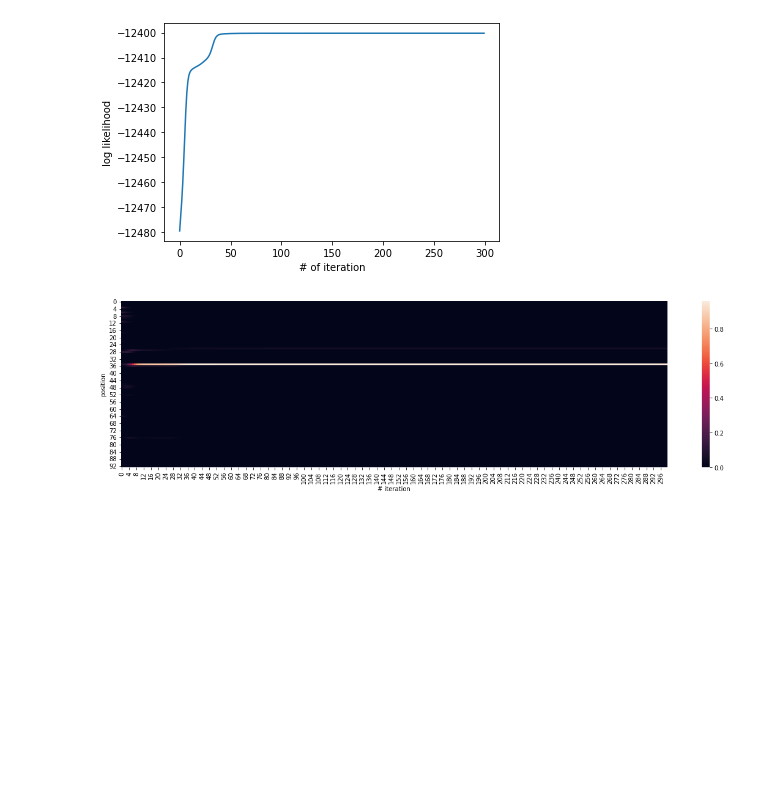
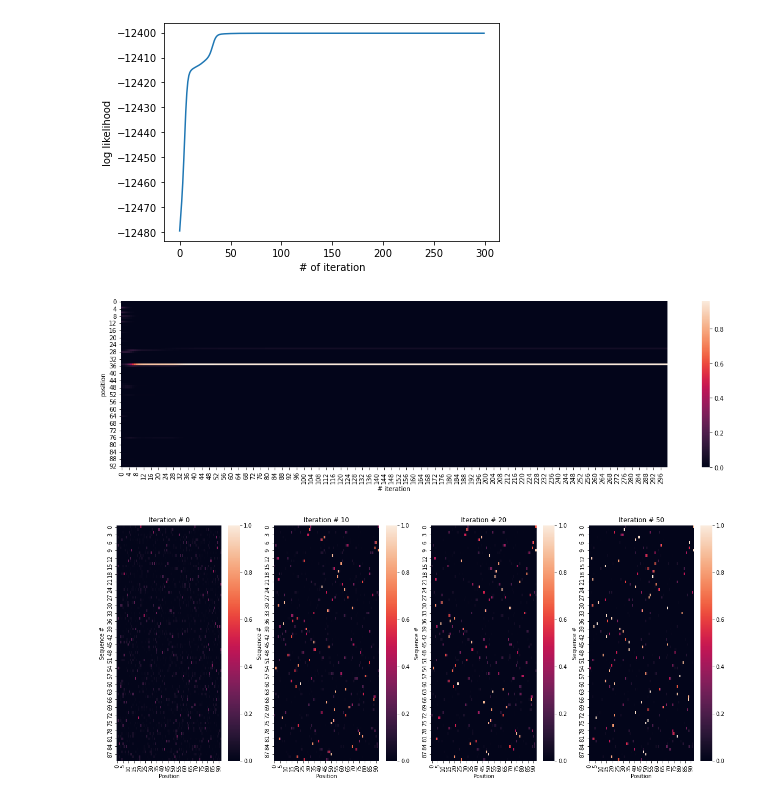
Before and after one commit to regevs/practical, a Jupyter notebook: EM.ipynb, the cells around one changed output. Drawn from its saved outputs; the diff is of its cells as text; code cells hidden in the pictures; blank space fills up the shorter version.

Commit message:
with new plots

```diff
--- a/EM.ipynb
+++ b/EM.ipynb
@@ -251,3 +251,15 @@ ax.set_xlabel("# iteration");
 ax.set_ylabel("position");
 # %% [output]
 [figure]
+# %%
+import seaborn as sns
+
+fig, axs = plt.subplots(1, 4, figsize=(20, 8))
+
+for ax, n_iter_to_see in zip(axs, [0, 10, 20, 50]):
+    sns.heatmap(PP[n_iter_to_see,:,:], ax=ax, vmin=0, vmax=1);
+    ax.set_title(f"Iteration # {n_iter_to_see}")
+    ax.set_ylabel("Sequence #")
+    ax.set_xlabel("Position")
+# %% [output]
+[figure, added]
```
Also changed, not shown: parts of 13 cells of this notebook.
